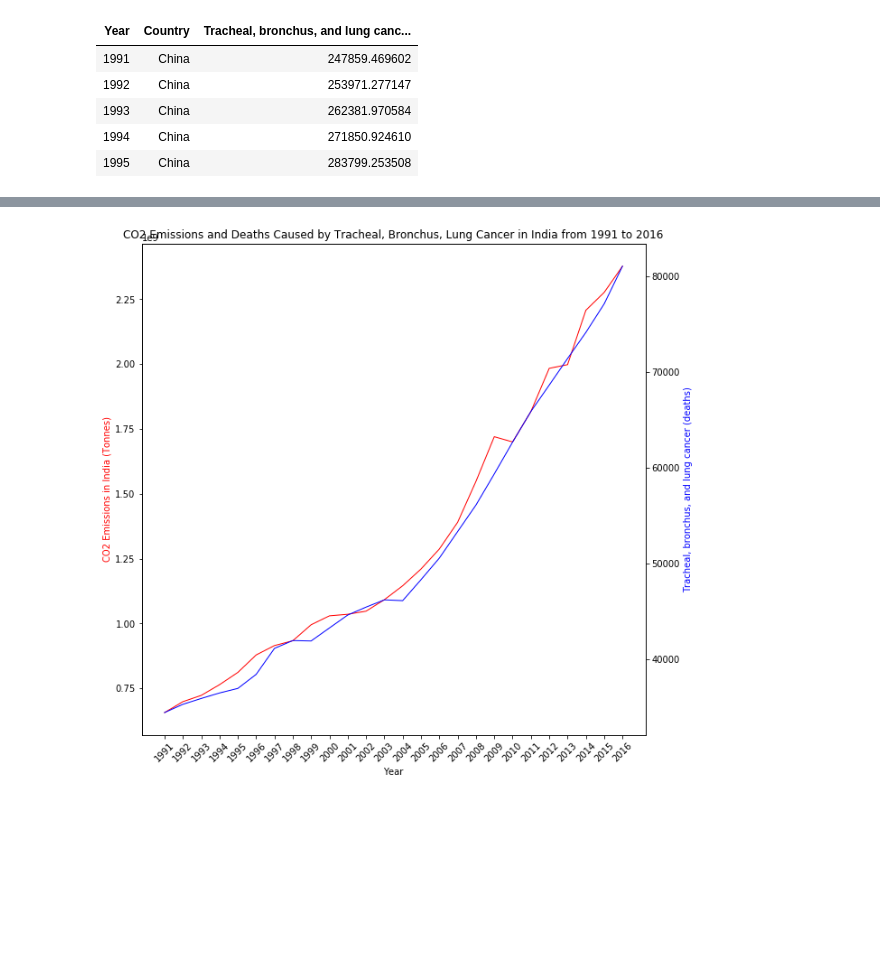
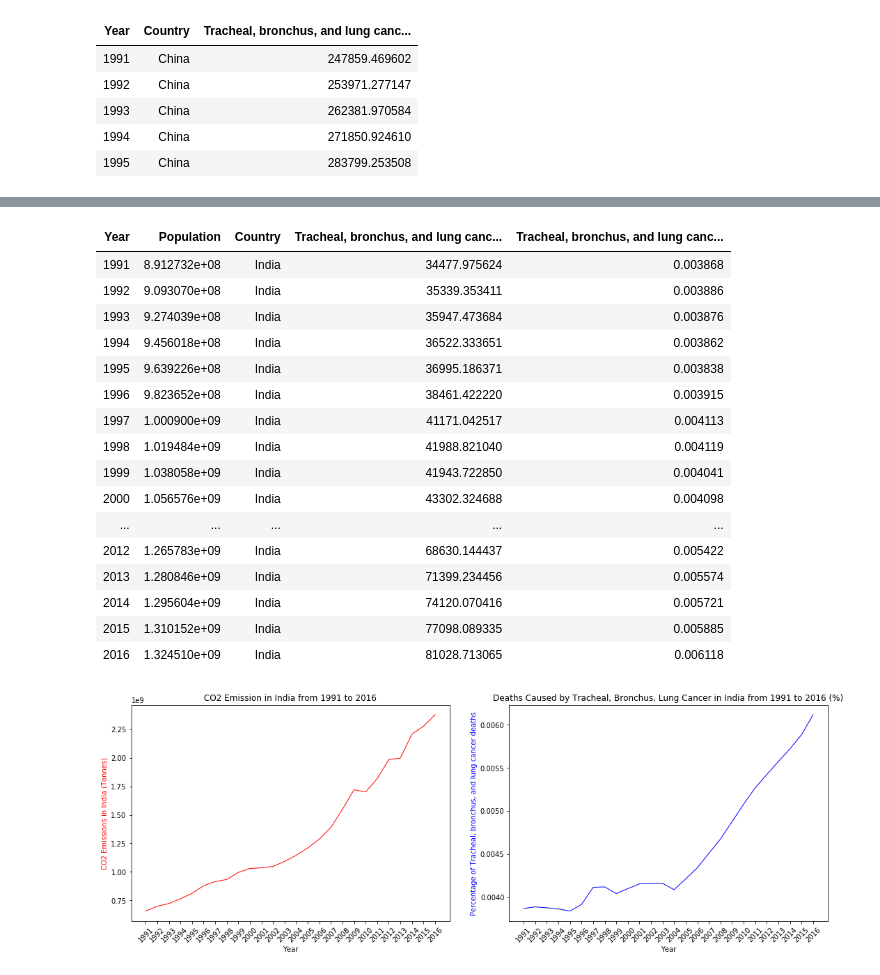
Before and after one commit to mhandipranata/climate-change-analysis, a Jupyter notebook: Climate_Change_Analysis.ipynb, the cells around one changed output, grey strips where cells are left out. Saved outputs shown, nothing was run; the diff lists cells and outputs as text; code cells hidden in the pictures; blank space fills up the shorter version.

```diff
--- a/Climate_Change_Analysis.ipynb
+++ b/Climate_Change_Analysis.ipynb
@@ -906,0 +834,3 @@ plt.show()
+# %%
+lung_cancer_deaths_india = lung_cancer_deaths_india.rename_axis(index=None, columns="Year")
+lung_cancer_deaths_india.head()
@@ -907,28 +844,64 @@ plt.show()
+# %%
+# Merge population data with the total deaths caused by lung cancer deaths, to get the percentage of people
+# that died because of lung cancer in each country
+lung_cancer_deaths_total_pop_india = pop_india.merge(lung_cancer_deaths_india, how="outer",
+                                                     left_index=True, right_index=True)
+
+lung_cancer_deaths_pct_india = \
+    lung_cancer_deaths_total_pop_india["Tracheal, bronchus, and lung cancer (deaths)"] / \
+    lung_cancer_deaths_total_pop_india["Population"] * 100
+
+lung_cancer_deaths_total_pop_india["Tracheal, bronchus, and lung cancer deaths (%)"] = lung_cancer_deaths_pct_india
+
+# The following output is the percentage table.
+lung_cancer_deaths_total_pop_india
+# %% [output]
+| Year | Population | Country | Tracheal, bronchus, and lung canc... | Tracheal, bronchus, and lung canc... |
+| 1991 | 8.912732e+08 | India | 34477.975624 | 0.003868 |
+| 1992 | 9.093070e+08 | India | 35339.353411 | 0.003886 |
+| 1993 | 9.274039e+08 | India | 35947.473684 | 0.003876 |
+| 1994 | 9.456018e+08 | India | 36522.333651 | 0.003862 |
+| 1995 | 9.639226e+08 | India | 36995.186371 | 0.003838 |
+| 1996 | 9.823652e+08 | India | 38461.422220 | 0.003915 |
+| 1997 | 1.000900e+09 | India | 41171.042517 | 0.004113 |
+| 1998 | 1.019484e+09 | India | 41988.821040 | 0.004119 |
+| 1999 | 1.038058e+09 | India | 41943.722850 | 0.004041 |
+| 2000 | 1.056576e+09 | India | 43302.324688 | 0.004098 |
+| ... | ... | ... | ... | ... |
+| 2012 | 1.265783e+09 | India | 68630.144437 | 0.005422 |
+| 2013 | 1.280846e+09 | India | 71399.234456 | 0.005574 |
+| 2014 | 1.295604e+09 | India | 74120.070416 | 0.005721 |
+| 2015 | 1.310152e+09 | India | 77098.089335 | 0.005885 |
+| 2016 | 1.324510e+09 | India | 81028.713065 | 0.006118 |
 # %%
-# Plot both CO2 emission and lung cancer deaths data for India in one graph
+# Plot both CO2 emission and lung cancer deaths data for India in 2 graphs but side by side and share the x-axis
 years = np.arange(1991, 2017, 1)
 
 years_label = []
 for year in years:
     years_label.append(year)
 
-fig, ax1 = plt.subplots(figsize=(10,10))
+fig, [ax1,ax2] = plt.subplots(1,2, figsize=(16,6), sharex=True)
 
 ax1.plot(years, CO2_emission_india["CO2 emissions (tonnes)"],
         color="red", linewidth=1)
 ax1.set_xlabel("Year")
 ax1.set_ylabel("CO2 Emissions in India (Tonnes)", color="red")
 ax1.set_xticks(years_label)
 ax1.set_xticklabels(years_label, rotation=45)
+ax1.set_title("CO2 Emission in India from 1991 to 2016")
+# ax1.grid()
 
-ax2 = ax1.twinx()
+ax2.plot(years, lung_cancer_deaths_total_pop_india["Tracheal, bronchus, and lung cancer deaths (%)"],
+        color="blue", linewidth=1)
+ax2.set_xlabel("Year")
+ax2.set_ylabel("Percentage of Tracheal, bronchus, and lung cancer deaths", color="blue")
+ax2.set_xticks(years_label)
+ax2.set_xticklabels(years_label, rotation=45)
+ax2.set_title("Deaths Caused by Tracheal, Bronchus, Lung Cancer in India from 1991 to 2016 (%)")
+# ax2.grid()
 
-ax2.plot(years, lung_cancer_deaths_india["Tracheal, bronchus, and lung cancer (deaths)"],
-        color="blue", linewidth=1)
-ax2.set_ylabel("Tracheal, bronchus, and lung cancer (deaths)", color="blue")
-
-# fig.tight_layout()
-plt.title("CO2 Emissions and Deaths Caused by Tracheal, Bronchus, Lung Cancer in India from 1991 to 2016")
+fig.tight_layout(pad=3.0)
 plt.show()
 # %% [output]
-[figure, old version]
+[figure, new version]
```
Also changed, not shown: parts of 38 cells of this notebook, 1 other file.
